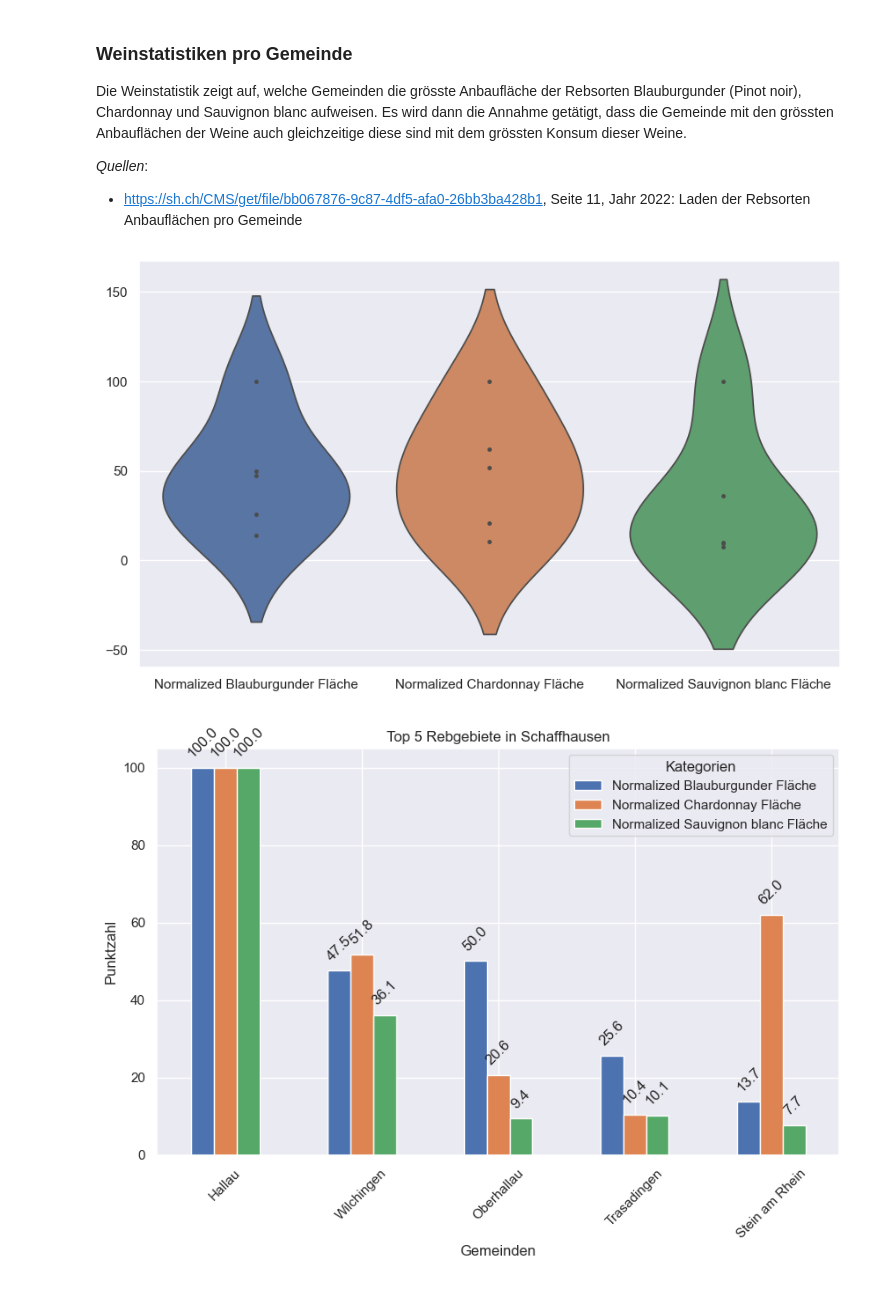
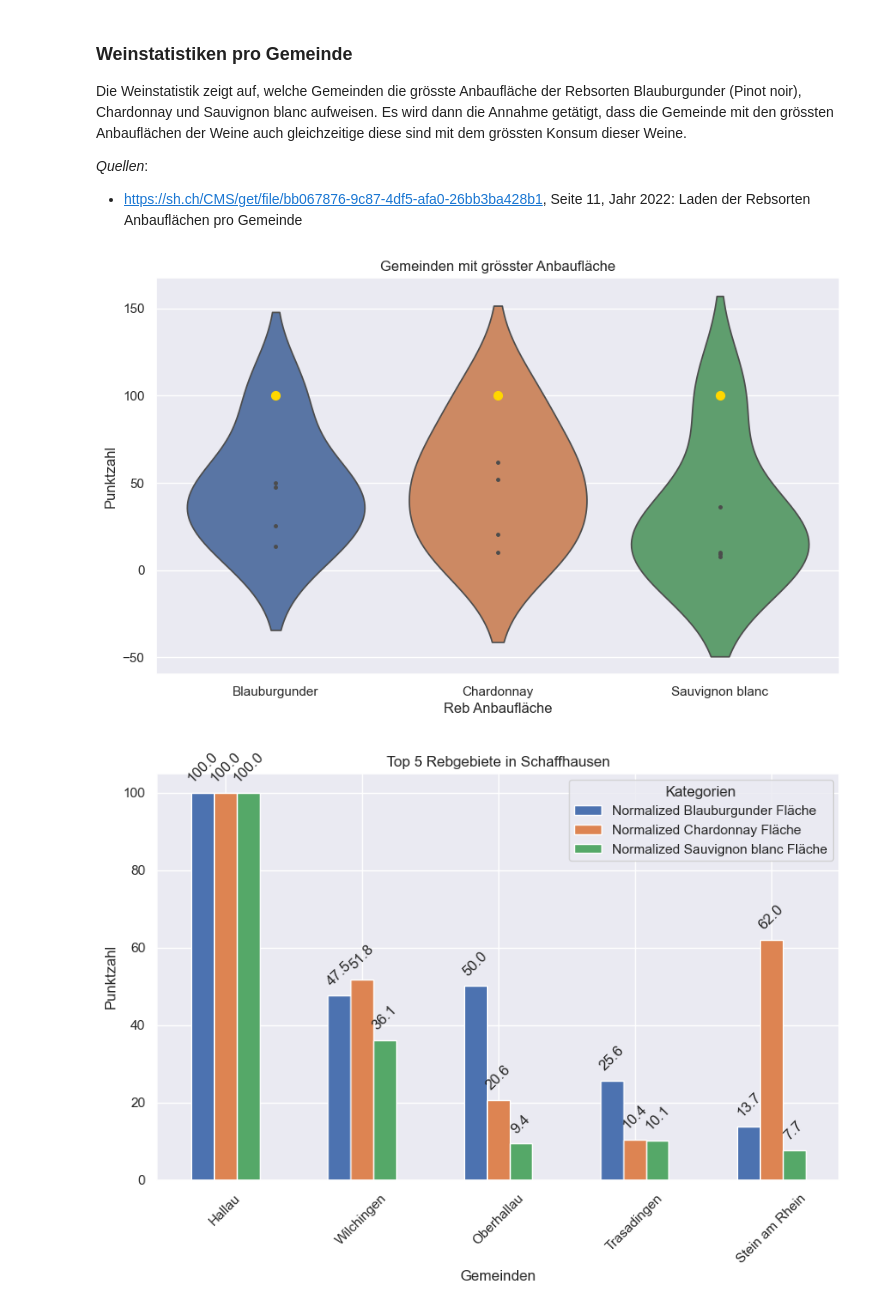
Before and after one commit to janzimmermann1/dawr-assessment-1, a Jupyter notebook: Assignment1.ipynb, the cells around one changed output. Cells and saved outputs as stored; diff of their text form; code cells hidden in the pictures.

```diff
--- a/Assignment1.ipynb
+++ b/Assignment1.ipynb
@@ -173,12 +154,23 @@ df_wein_merged = df_wein_merged.sort_values(by='Punkte Wein', ascending=False)
 
 # Ausgabe der TOP 5 Gemeinden der Weinstatistik
 df_wein_final = df_wein_merged.head().iloc[:, [0,4]]
-# %%
-fig, ax = plt.subplots(figsize=(10.28, 6))
-sns.violinplot(ax=ax, data=df_wein_merged.head()[['Normalized Blauburgunder Fläche', 'Normalized Chardonnay Fläche', 'Normalized Sauvignon blanc Fläche']], inner="point")
-plt.show()
-# %% [output]
-[figure, removed]
+# %%
+_, ax = plt.subplots(figsize=(10.28, 6))
+data_violin_wein = df_wein_merged.head()[['Normalized Blauburgunder Fläche', 'Normalized Chardonnay Fläche', 'Normalized Sauvignon blanc Fläche']]
+data_violin_wein = data_violin_wein.rename(columns={'Normalized Blauburgunder Fläche': 'Blauburgunder', 'Normalized Chardonnay Fläche': 'Chardonnay', 'Normalized Sauvignon blanc Fläche' : 'Sauvignon blanc'})
+
+sns.violinplot(ax=ax, data=data_violin_wein, inner="point")
+
+# Visualisiere das Maximum jeder Kategorie mit einem gelben Punkt
+for column in data_violin_wein.columns:
+    max_index = data_violin_wein[column].idxmax()
+    ax.scatter(data_violin_wein.columns.get_loc(column), data_violin_wein.loc[max_index, column], color='gold', s=50, zorder=5)
+plt.xlabel('Reb Anbaufläche')
+plt.ylabel('Punktzahl')
+plt.title('Gemeinden mit grösster Anbaufläche')
+plt.show()
+# %% [output]
+[figure, added]
 # %%
 # Plot des Balkendiagramms
 plt.rcParams['figure.figsize'] = [10, 6]
```
Also changed, not shown: parts of 3 cells of this notebook, 2 other files.
